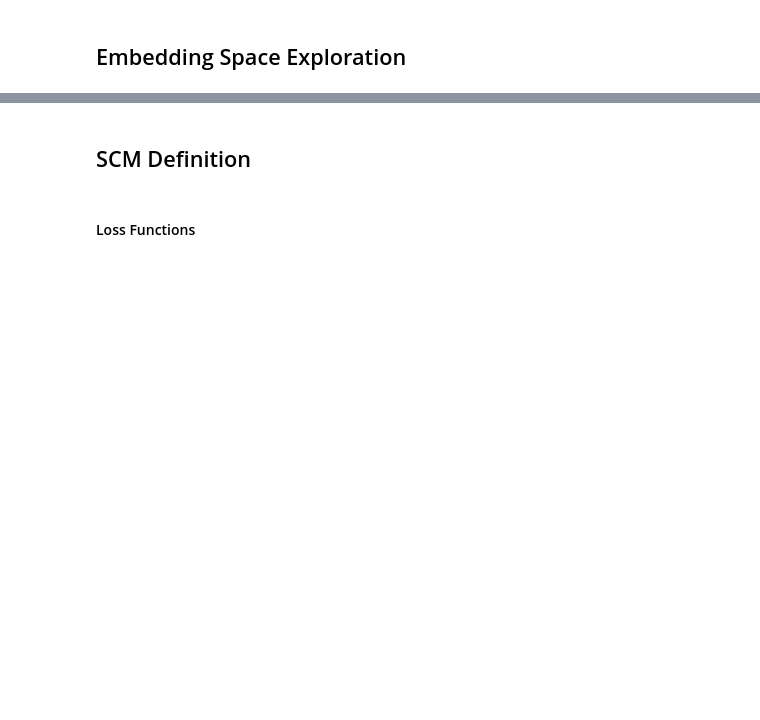
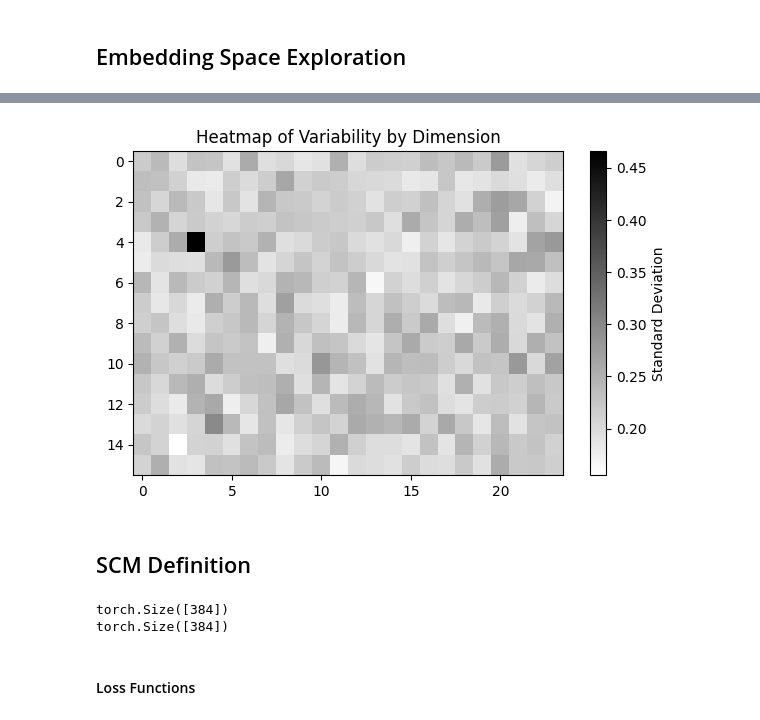
Before and after one commit to liminalfever/a-small-concept-model, a Jupyter notebook: test.ipynb, the cells around one changed output, grey strips where cells are left out. Cells and saved outputs as stored; diff of their text form; code cells hidden in the pictures; blank space fills up the shorter version.

```diff
--- a/test.ipynb
+++ b/test.ipynb
@@ -14,4 +14,6 @@ flat_texts = [t for sublist in data["slice"] for t in sublist]
 flat_texts = [clean_text(t) for t in flat_texts]
 # %%
 encoder = get_encoder("paraphrase-multilingual-MiniLM-L12-v2")
-embeddings = encoder.encode(flat_texts, convert_to_tensor=True, show_progress_bar=True)
+embeddings = encoder.encode(
+    flat_texts, batch_size=32, convert_to_tensor=True, show_progress_bar=True
+)
@@ -26,8 +45,30 @@ for rank, dim_idx in enumerate(sorted_dims[:10]):
+# %%
+import matplotlib.pyplot as plt
+
+x_2d = stds.view(16, 24)
+
+arr = x_2d.cpu().numpy()
+
+plt.figure(figsize=(6, 4))
+plt.imshow(arr, cmap="gray_r", aspect="auto", interpolation="nearest")
+plt.colorbar(label="Standard Deviation")
+plt.title("Heatmap of Variability by Dimension")
+plt.tight_layout()
+plt.show()
+# %% [output]
+[figure, added]
 # %%
 reshaped_embeddings = embeddings.contiguous().view(100000, 16, 384)
 dataset = SCMDataset(reshaped_embeddings)
 # %% [markdown]
 ## SCM Definition
+# %%
+# print(input_batch.shape)
+print(means.shape)
+print(stds.shape)
+# %% [output]
+torch.Size([384])
+torch.Size([384])
 # %%
 import math
 import torch
```
Also changed, not shown: parts of 44 cells of this notebook, 3 other files.
